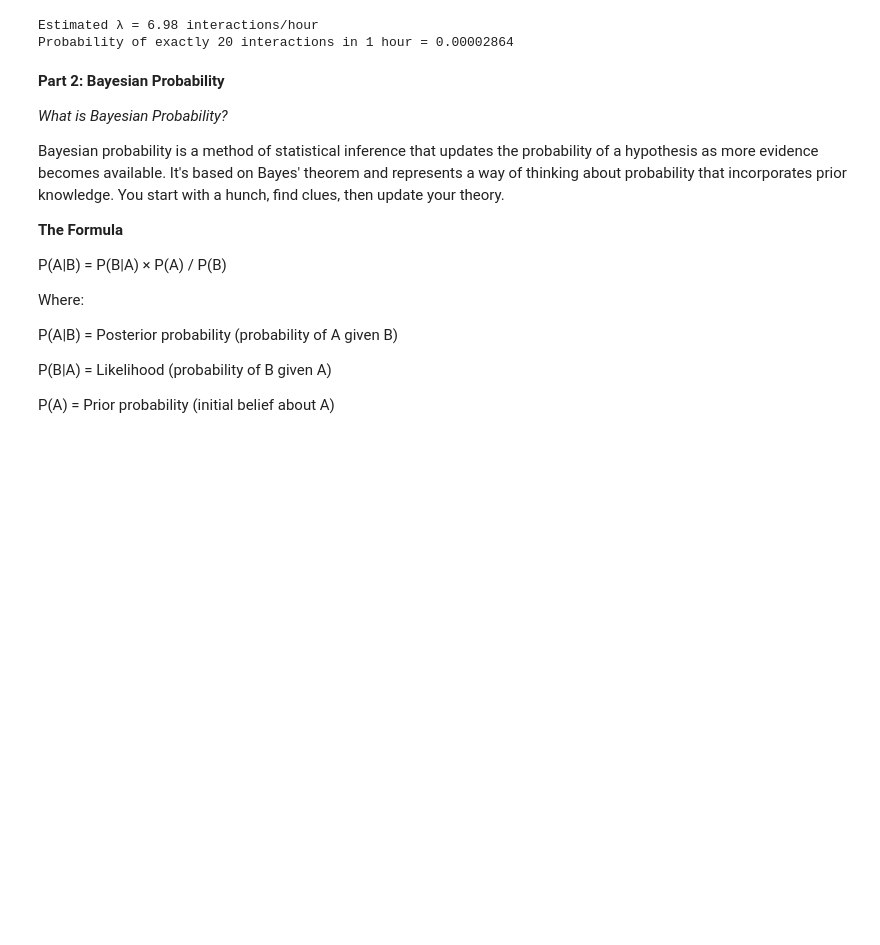
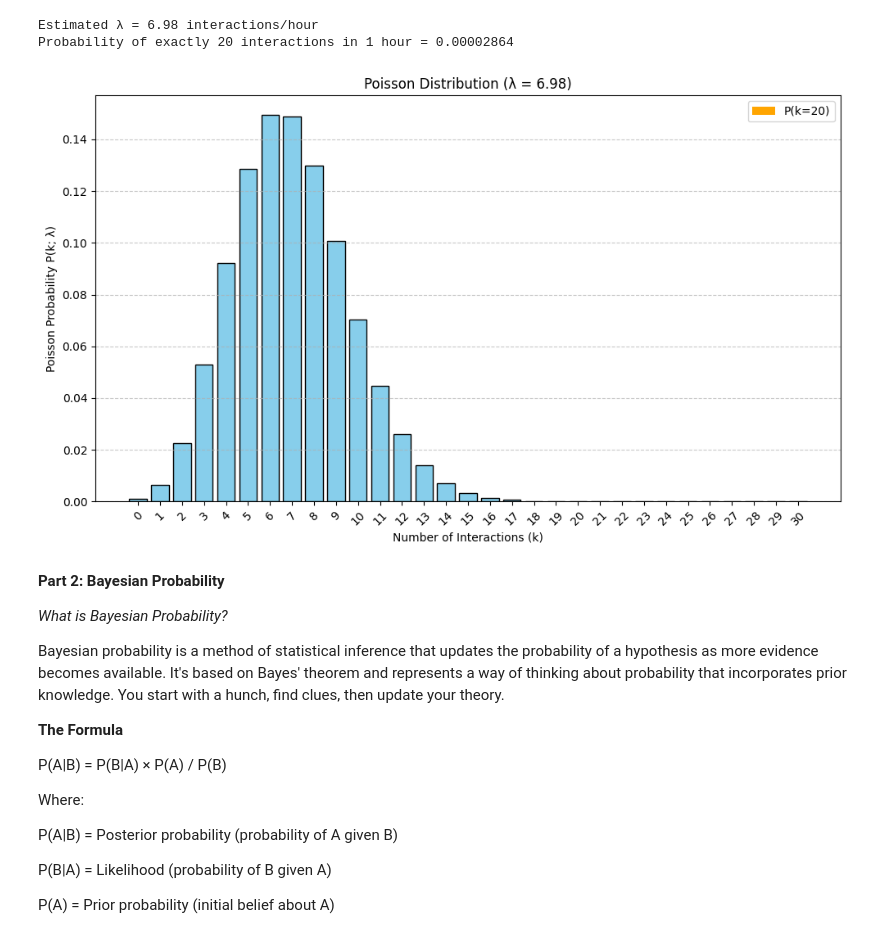
Before and after one commit to Pam-Pam29/Probability-Distributions-Bayesian-Probability-and-Gradient-Descent-Implementation-Group_19, a Jupyter notebook: Probability_Distributions,_Bayesian_Probability,_and_Gradient_Descent_Implementation_Group_19.ipynb, the cells around one changed output. Saved outputs shown, nothing was run; the diff lists cells and outputs as text; code cells hidden in the pictures; blank space fills up the shorter version.

Commit message:
Plotted the results of the poisson distribution

```diff
--- a/Probability_Distributions,_Bayesian_Probability,_and_Gradient_Descent_Implementation_Group_19.ipynb
+++ b/Probability_Distributions,_Bayesian_Probability,_and_Gradient_Descent_Implementation_Group_19.ipynb
@@ -128,6 +128,31 @@ print(f"Probability of exactly {target_k} interactions in 1 hour = {prob_k:.8f}"
 # %% [output]
 Estimated λ = 6.98 interactions/hour
 Probability of exactly 20 interactions in 1 hour = 0.00002864
+# %%
+import matplotlib.pyplot as plt
+
+# Generate values for k from 0 to 30
+k_values = list(range(0, 31))
+probabilities = [poisson_probability(k, lambda_estimate) for k in k_values]
+
+# Plot the Poisson distribution
+plt.figure(figsize=(10, 6))
+plt.bar(k_values, probabilities, color='skyblue', edgecolor='black')
+plt.xlabel("Number of Interactions (k)")
+plt.ylabel("Poisson Probability P(k; λ)")
+plt.title(f"Poisson Distribution (λ = {lambda_estimate:.2f})")
+plt.xticks(k_values, rotation=45)
+plt.grid(axis='y', linestyle='--', alpha=0.7)
+
+# Highlight the target_k bar
+if target_k in k_values:
+    plt.bar(target_k, poisson_probability(target_k, lambda_estimate), color='orange', label=f'P(k={target_k})')
+    plt.legend()
+
+plt.tight_layout()
+plt.show()
+# %% [output]
+[figure, added]
 # %% [markdown]
 
 **Part 2: Bayesian Probability**
```
